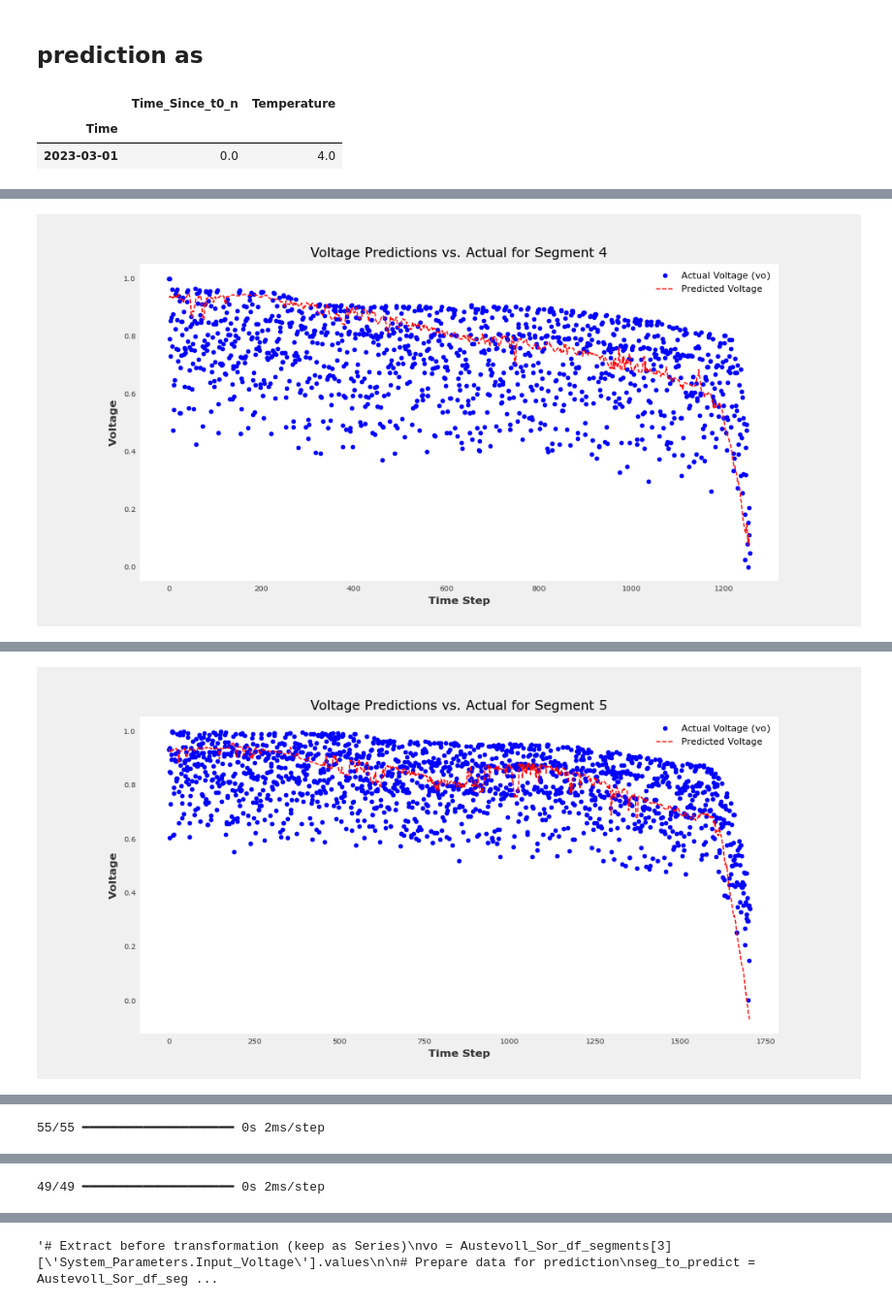
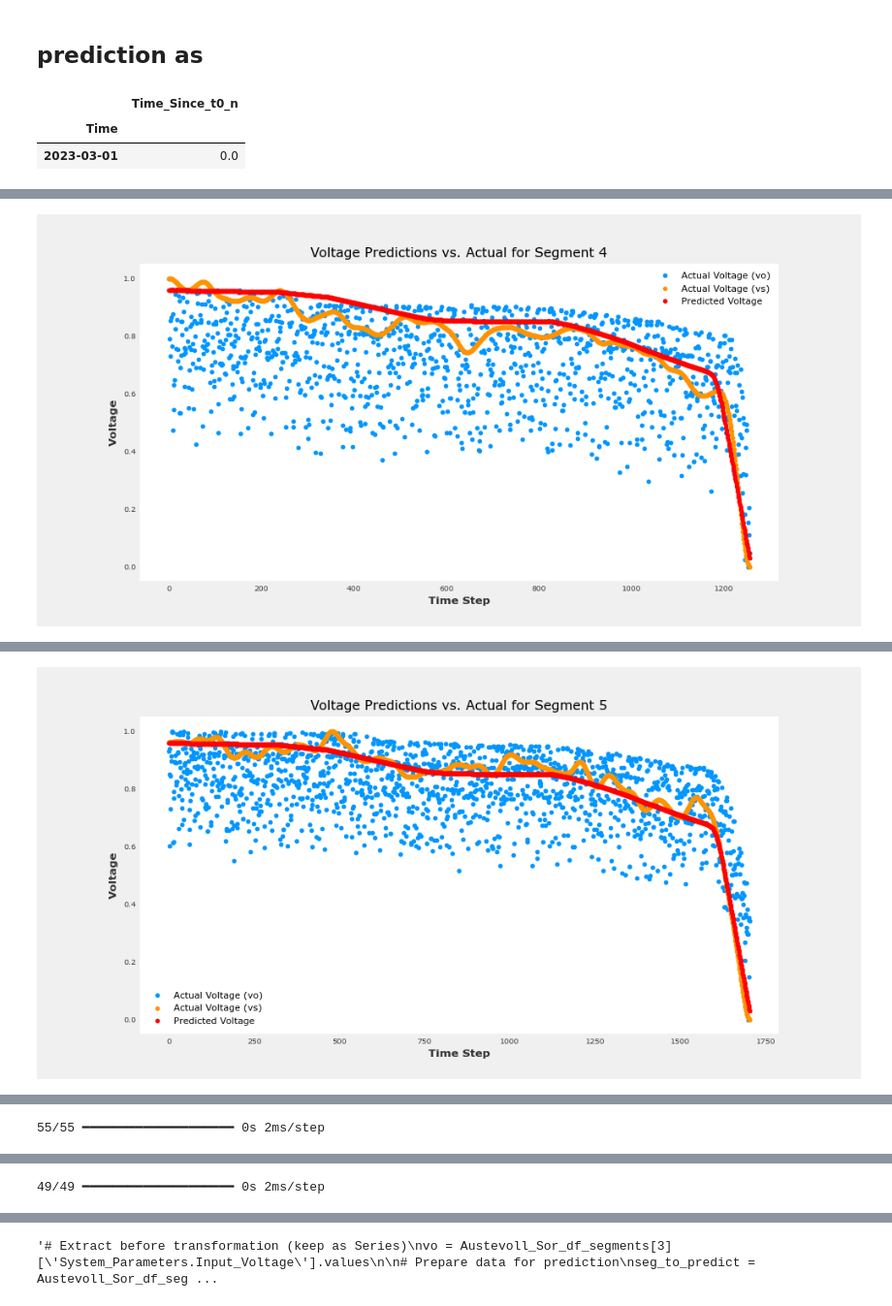
Before and after one commit to Yo581515/BatteryVoltagePrediction, a Jupyter notebook: model_tf1.ipynb, the cells around one changed output, grey strips where cells are left out. Shown at 97% size. Saved outputs shown, nothing was run; the diff lists cells and outputs as text; code cells hidden in the pictures.

```diff
--- a/model_tf1.ipynb
+++ b/model_tf1.ipynb
@@ -103,7 +108,7 @@ as_df = pd.concat(
      Austevoll_Sor_df_segments[5],
      #Austevoll_Sor_df_segments[6],
      Austevoll_Sor_df_segments[7],
-     Austevoll_Sor_df_segments[8],
+     #Austevoll_Sor_df_segments[8],
      #Austevoll_Sor_df_segments[9]
     ]
 )
@@ -130,6 +135,7 @@ features =  ['Num_Not_Nan',
         'Num_Bytes_n',
         #'Time_Since_t0',
         'Time_Since_t0_n', #****
+        'Days_Since_t0',
         'year', #*
         'month_0',
         'month_1',
@@ -167,35 +173,37 @@ features =  ['Num_Not_Nan',
 features =  ['Num_Not_Nan',
         'Num_Nan',
         'Time_Since_t0_n', #****
+        'Days_Since_t0',
 ]
 
 features =  ['Num_Not_Nan',
         'Num_Nan',
         'Time_Since_t0_n', #****
+        'Days_Since_t0',
         'Temperature',
         'Temperature_sum',
 ]
 
-features =  ['Num_Not_Nan',
-        'Num_Nan',
+features =  [#'Num_Not_Nan',
+        #'Num_Nan',
         'Time_Since_t0_n', #****
-        'Temperature',
-        'Temperature_sum',
-        'sin_hour',
-        'cos_hour',
+        'Days_Since_t0',
+        #'Time_Since_t0',
+        #'Temperature',
+        #'Temperature_sum',
+        #'sin_hour',
+        #'cos_hour',
 ]
 
 features =  [
-        #'Num_Not_Nan',
-        #'Num_Nan',
-        #'Num_Bytes',
         'Time_Since_t0_n', #****
-        'Temperature',
+        #'Days_Since_t0',
+        #'Temperature',
         #'Temperature_sum',
 ] # ****
 
-target = 'smooth_System_Parameters.Input_Voltage'
-target = 'System_Parameters.Input_Voltage_n'
+#target = 'smooth_System_Parameters.Input_Voltage'
+#target = 'System_Parameters.Input_Voltage_n'
 target = 'smooth_System_Parameters.Input_Voltage_n'
 # %%
 X = as_df[features].copy()
@@ -328,9 +335,9 @@ plt.show()
 seg_to_predict = Austevoll_Sor_df_segments[3][features].copy()
 seg_to_predict.head(1)
 # %% [output]
-|  | Time_Since_t0_n | Temperature |
-| Time |  |  |
-| 2023-03-01 | 0.0 | 4.0 |
+|  | Time_Since_t0_n |
+| Time |  |
+| 2023-03-01 | 0.0 |
 # %%
 from feature_adder import inverse_transform
 # inverse_transform(df: pd.DataFrame, column: str, scaler: Scaler)
@@ -340,8 +347,9 @@ for seg in segs_to_predict:
     seg_to_predict = scaler.transform(seg_to_predict)
     prediction = model.predict(seg_to_predict)
     plt.figure(figsize=(10, 5))
-    plt.plot(Austevoll_Sor_df_segments[seg]['System_Parameters.Input_Voltage_n'].values, label='Actual Voltage (vo)', linestyle="none",marker=".", color="blue")
-    plt.plot(prediction, label='Predicted Voltage', linestyle="dashed", color="red")
+    plt.plot(Austevoll_Sor_df_segments[seg]['System_Parameters.Input_Voltage_n'].values, label='Actual Voltage (vo)', linestyle="none",marker=".")
+    plt.plot(Austevoll_Sor_df_segments[seg]['smooth_System_Parameters.Input_Voltage_n'].values, label='Actual Voltage (vs)', linestyle="none",marker=".")
+    plt.plot(prediction, label='Predicted Voltage', color="red",linestyle="none",marker=".")
     plt.xlabel("Time Step")
     plt.ylabel("Voltage")
     plt.title(f"Voltage Predictions vs. Actual for Segment {seg}")
@@ -354 +362 @@ for seg in segs_to_predict:
-[figure, old version]
+[figure, new version]
@@ -356 +364 @@ for seg in segs_to_predict:
-[figure, old version]
+[figure, new version]
```
Also changed, not shown: parts of 17 cells of this notebook, 6 other files.
